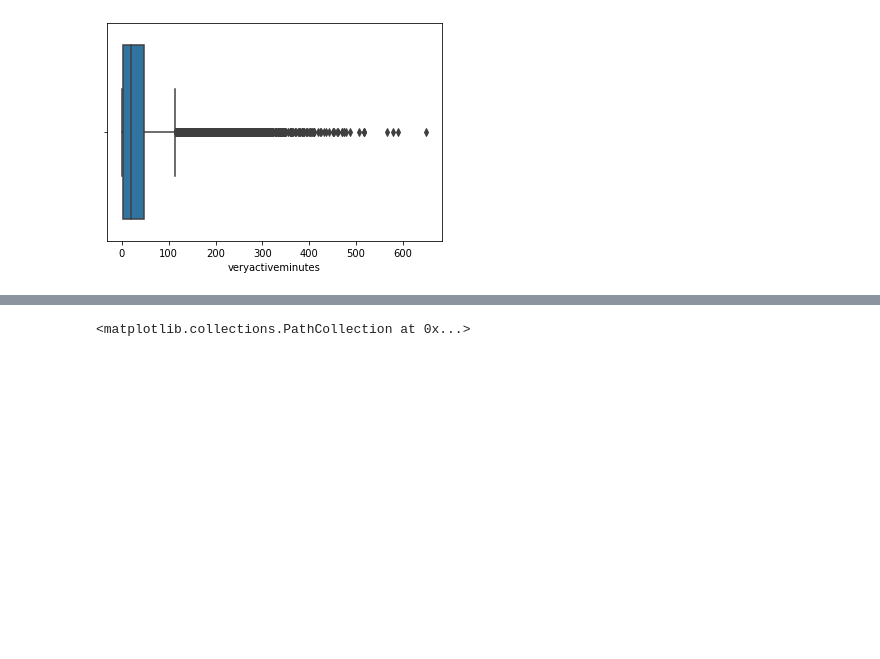
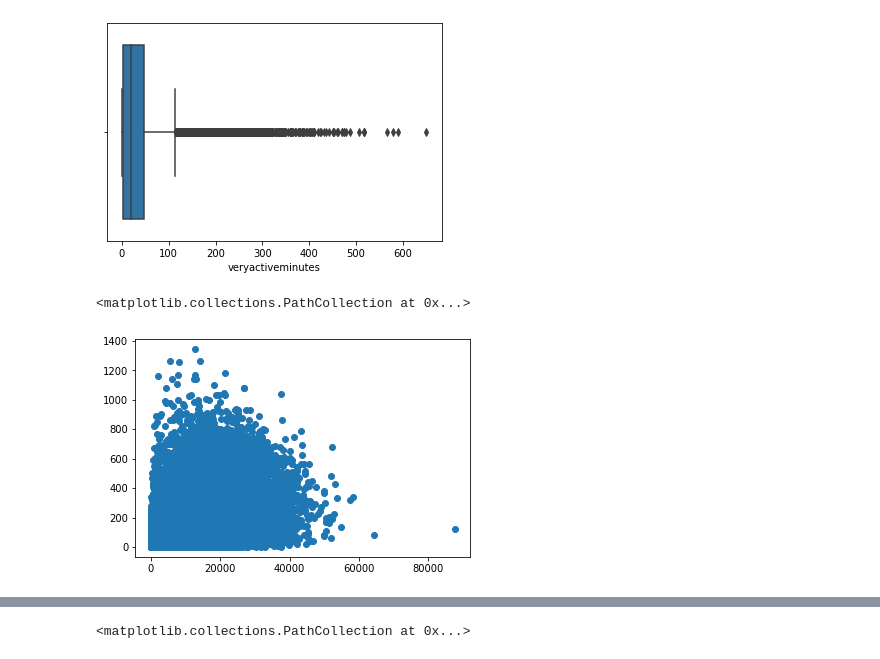
Before and after one commit to EAltunoglu/cmpe492, a Jupyter notebook: activity.ipynb, the cells around one changed output, grey strips where cells are left out. Cells and saved outputs as stored; diff of their text form; code cells hidden in the pictures; blank space fills up the shorter version.

```diff
--- a/activity.ipynb
+++ b/activity.ipynb
@@ -34,3 +29,11 @@ sns.boxplot(x=activities['veryactiveminutes'])
 # %% [output]
 <AxesSubplot:xlabel='veryactiveminutes'>
 [figure]
+# %%
+x = activities.steps
+y = activities.fatburnmins
+
+plt.scatter(x, y)
+# %% [output]
+<matplotlib.collections.PathCollection at 0x...>
+[figure, added]
```
Also changed, not shown: parts of 2 cells of this notebook, 4 other files.
